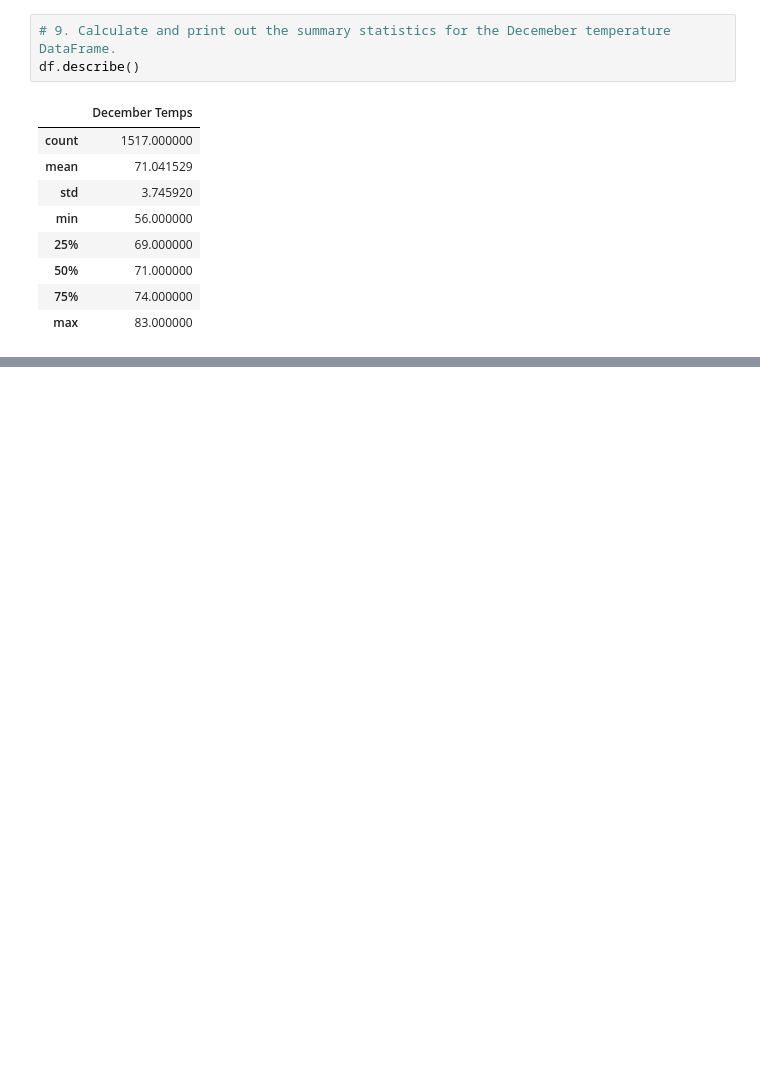
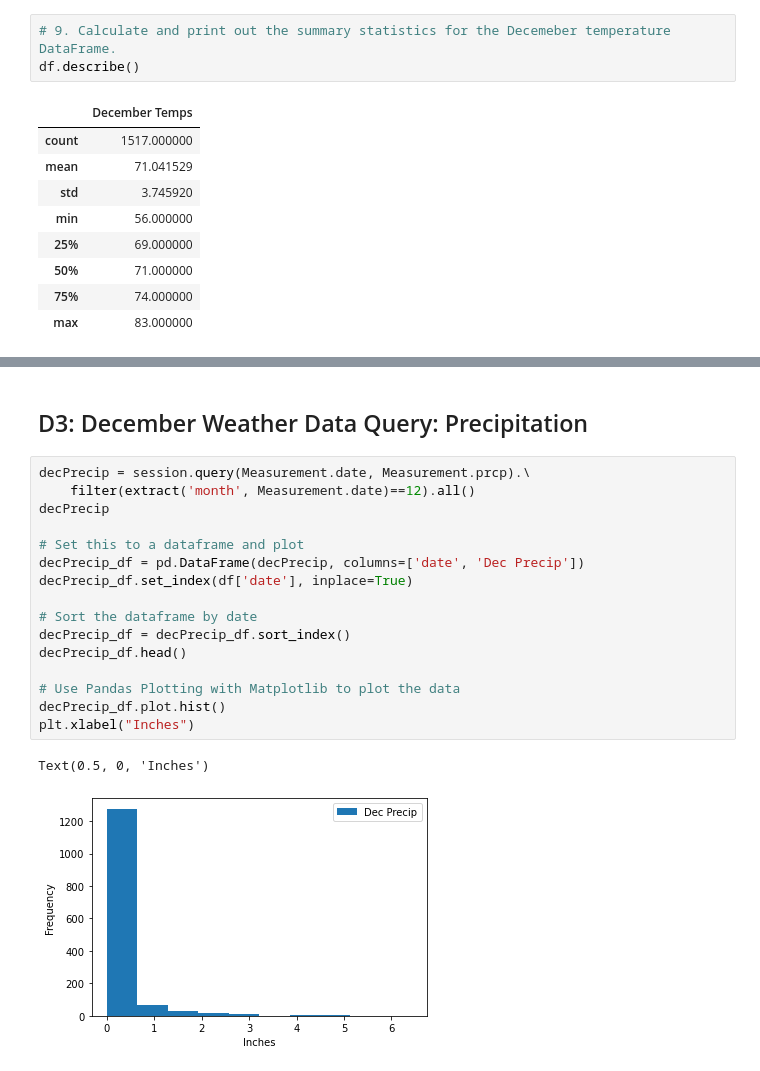
Before and after one commit to karengut97/surfs_up, a Jupyter notebook: SurfsUp_Challenge.ipynb, the cells around one changed output, grey strips where cells are left out. Drawn from its saved outputs; the diff is of its cells as text; blank space fills up the shorter version.

```diff
--- a/SurfsUp_Challenge.ipynb
+++ b/SurfsUp_Challenge.ipynb
@@ -155,0 +180,21 @@ df.describe()
+# %% [markdown]
+## D3: December Weather Data Query: Precipitation
+# %%
+decPrecip = session.query(Measurement.date, Measurement.prcp).\
+    filter(extract('month', Measurement.date)==12).all()
+decPrecip
+
+# Set this to a dataframe and plot
+decPrecip_df = pd.DataFrame(decPrecip, columns=['date', 'Dec Precip'])
+decPrecip_df.set_index(df['date'], inplace=True)
+
+# Sort the dataframe by date
+decPrecip_df = decPrecip_df.sort_index()
+decPrecip_df.head()
+
+# Use Pandas Plotting with Matplotlib to plot the data
+decPrecip_df.plot.hist()
+plt.xlabel("Inches")
+# %% [output]
+Text(0.5, 0, 'Inches')
+[figure, added]
```
Also changed, not shown: parts of 2 cells of this notebook, 2 other files.
